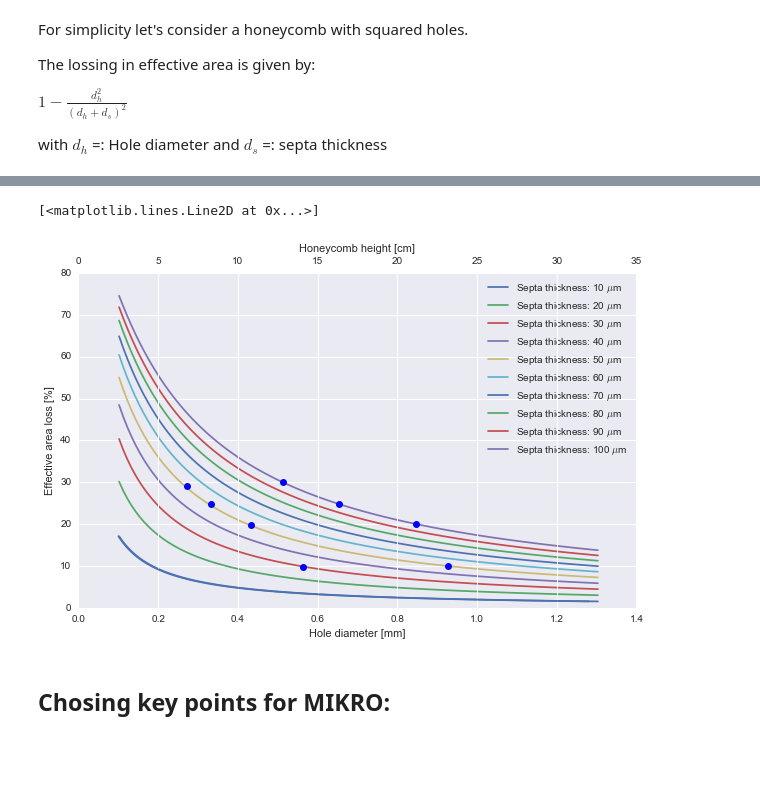
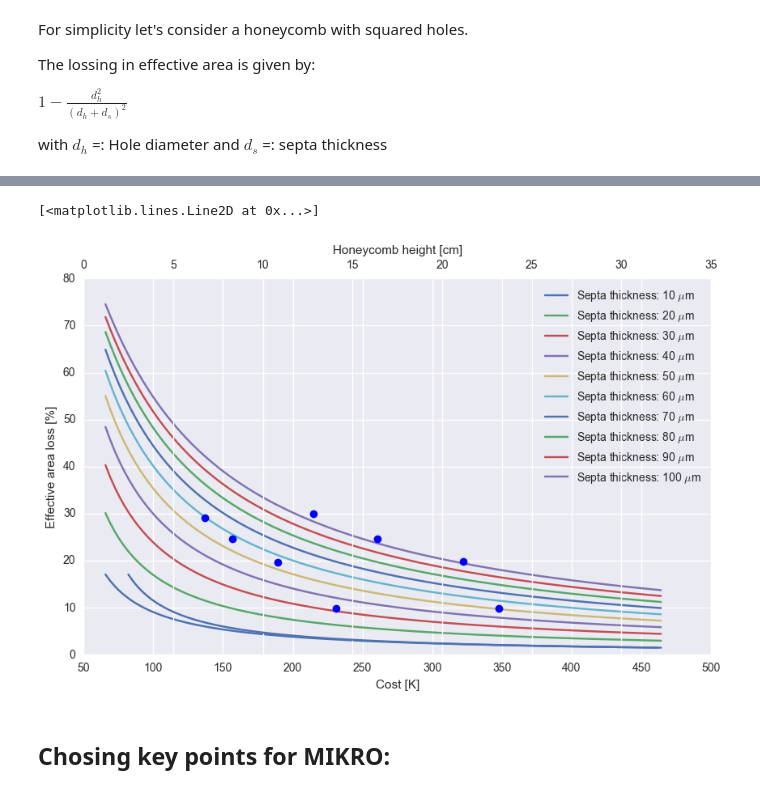
Before and after one commit to pymilo/notebooks, a Jupyter notebook: Dimensions_FOXSI_Collimator.ipynb, the cells around one changed output, grey strips where cells are left out. Cells and saved outputs as stored; diff of their text form; code cells hidden in the pictures; blank space fills up the shorter version.

Commit message:
including costs for the collimator plot first try

```diff
--- a/Dimensions_FOXSI_Collimator.ipynb
+++ b/Dimensions_FOXSI_Collimator.ipynb
@@ -59,6 +66,8 @@ with $d_h$ =: Hole diameter and $d_s$ =: septa thickness
 # %%
 dh = 10*d
 ds = np.linspace(0.01, 0.1, num=10) # Septa thickness [in microns]
+
+Cost = (13.5*h) + 32.
 
 loss = []
 for i in range (0,len(ds)):
@@ -70,9 +79,9 @@ ax2.plot(h, loss[0]*100, label='Septa thickness: %d $\mu$m'%(1e3*ds[i]))
 ax2.set_xlabel('Honeycomb height [cm]')
 
 for i in range (0,len(ds)):
-    ax1.plot(dh, loss[i]*100, label='Septa thickness: %d $\mu$m'%(1e3*ds[i]))
+    ax1.plot(Cost, loss[i]*100, label='Septa thickness: %d $\mu$m'%(1e3*ds[i]))
 ax1.legend(loc='best')
-ax1.set_xlabel('Hole diameter [mm]')
+ax1.set_xlabel('Cost [K]')
 ax1.set_ylabel('Effective area loss [%]')
 
 
@@ -82,7 +91,7 @@ qx = np.empty(8)
 qy = np.empty(8)
 qh = np.empty(8)
 
-# 100 micron septal thickness:
+## 100 micron septal thickness:
 qy[0] = 100*loss[-1][73] #20%
 qy[1] = 100*loss[-1][54] #25%
 qy[2] = 100*loss[-1][40] #30%
@@ -90,35 +99,35 @@ qy[2] = 100*loss[-1][40] #30%
 qx[0], qh[0] = dh[73], h[73+1] #20%
 qx[1], qh[1] = dh[54], h[54+1] #25%
 qx[2], qh[2] = dh[40], h[40+1] #30%
 
 
-# 50 micron septal thickness:
+## 50 micron septal thickness:
 qy[3] = 100*loss[-6][81] #10%
 qy[4] = 100*loss[-6][32] #20%
 qy[5] = 100*loss[-6][22] #25%
 qy[6] = 100*loss[-6][16] #30%
 
 qx[3], qh[3] = dh[81], h[81+1] #10%
 qx[4], qh[4] = dh[32], h[32+1] #20%
 qx[5], qh[5] = dh[22], h[22+1] #25%
 qx[6], qh[6] = dh[16], h[16+1] #30%
 
 # 30 micron septal thickness:
 qy[7] = 100*loss[2][45] #10%
 qx[7], qh[7] = dh[45], h[45+1] #10%
 
 '''Estimate the mass of the collimator'''
 
 rho = 7.81 # mass density stainless steal # http://www.psyclops.com/tools/technotes/materials/density.html
 radius = 5.7 #cm
 area = np.pi*radius**2 * qy/100.
 Vol = area * qh
 Mass = rho * Vol
 
 ax2.plot(qh, qy,'bo')
 # %% [output]
 [<matplotlib.lines.Line2D at 0x...>]
-[figure, old version]
+[figure, new version]
 # %% [markdown]
 ## Chosing key points for MIKRO:
 # %%
```
Also changed, not shown: parts of 1 cell of this notebook.
